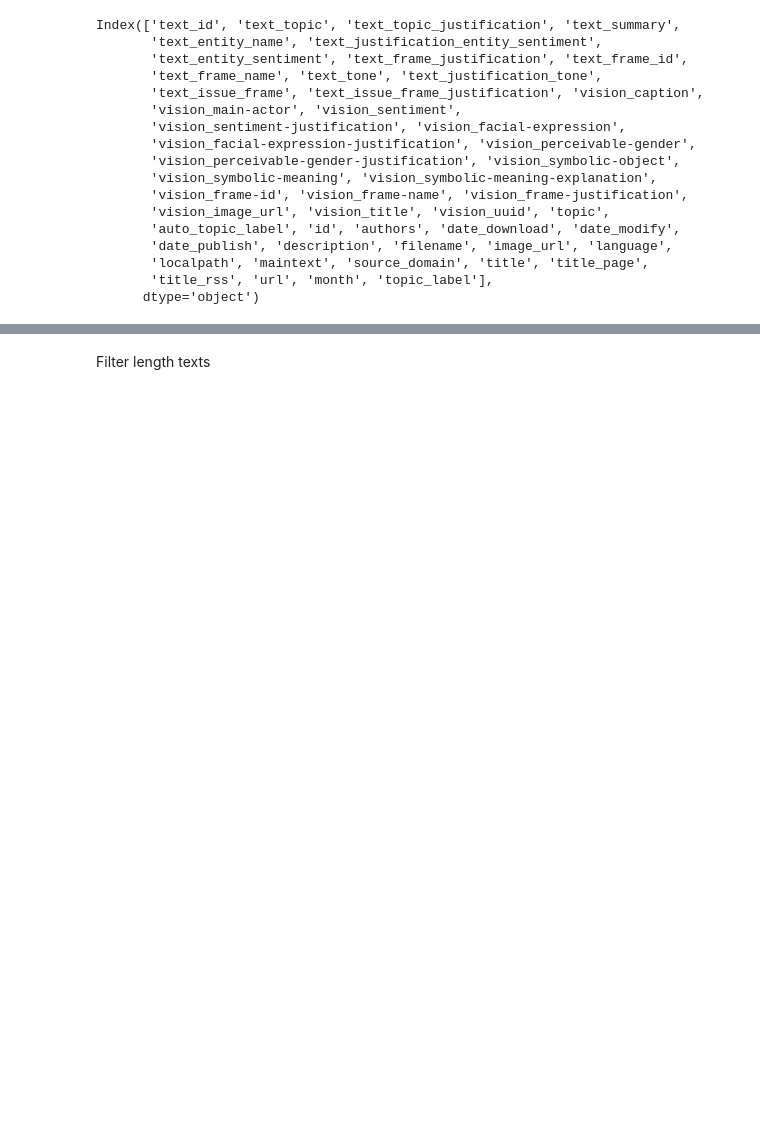
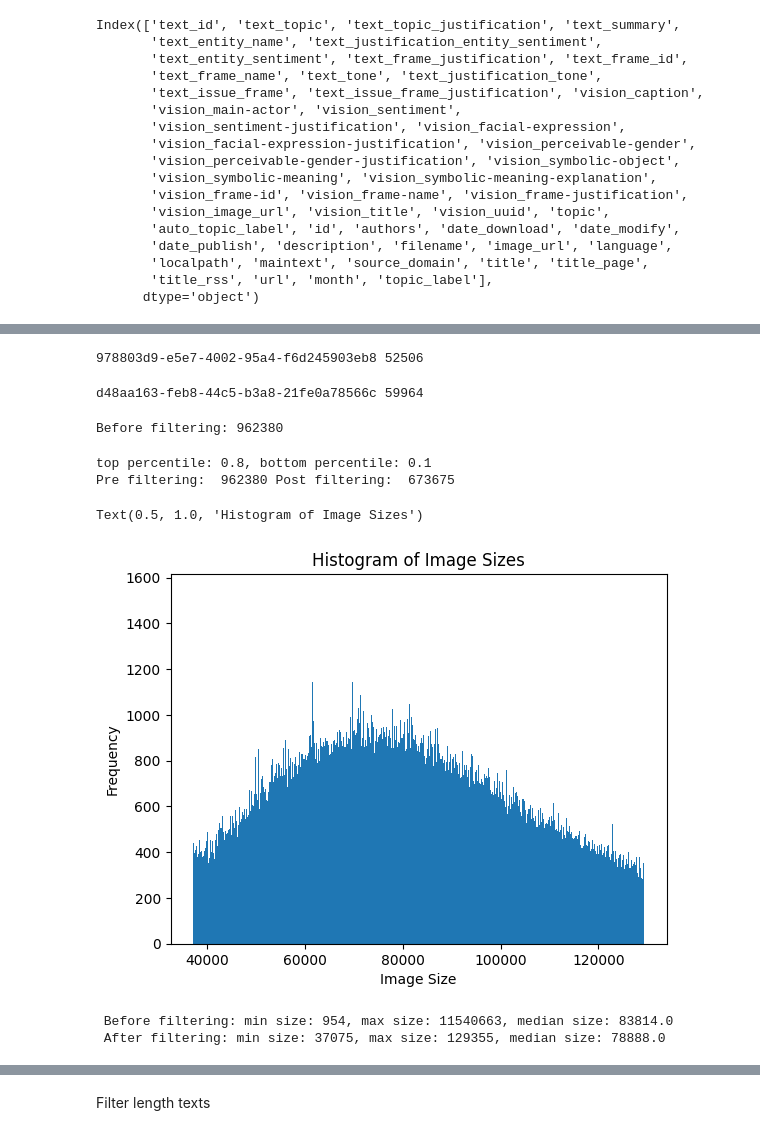
Before and after one commit to copenlu/frame-align, a Jupyter notebook: notebooks/SampleDataForAnnotation.ipynb, the cells around one changed output, grey strips where cells are left out. Drawn from its saved outputs; the diff is of its cells as text; code cells hidden in the pictures; blank space fills up the shorter version.

Commit message:
wip -  image samples

```diff
--- a/notebooks/SampleDataForAnnotation.ipynb
+++ b/notebooks/SampleDataForAnnotation.ipynb
@@ -143,0 +223,12 @@ merged_combined_df.shape
+# %%
+from tqdm import tqdm
+from pathlib import Path
+
+img_path1 = Path("/projects/frame_align/data/img_data/")
+downloaded_img_1= {}
+for dir in img_path1.iterdir():
+    downloaded_img_dir = dir/"correct_downloaded_imgs/"
+    for img in tqdm(downloaded_img_dir.iterdir()):
+        downloaded_img_1[img.name.split('.')[0]] = img.stat().st_size
+
+    print(f"dir: {dir}, len: {len(downloaded_img_1)}")
@@ -143,0 +248,53 @@ merged_combined_df.shape
+# %%
+for key, value in downloaded_img_1.items():
+    print(key, value)
+    break
+# %% [output]
+978803d9-e5e7-4002-95a4-f6d245903eb8 52506
+# %%
+img_path2 = Path("/projects/frame_align/data/news_img_data/")
+downloaded_img_2= {}
+for dir in img_path2.iterdir():
+    # .pkl files are not dir
+    if '.pkl' in str(dir):
+        continue
+    for img in tqdm(dir.iterdir()):
+        downloaded_img_2[img.name.split('.')[0]] = img.stat().st_size
+# %%
+for key, value in downloaded_img_2.items():
+    print(key, value)
+    break
+# %% [output]
+d48aa163-feb8-44c5-b3a8-21fe0a78566c 59964
+# %%
+import pandas as pd
+downloaded_images = {**downloaded_img_1, **downloaded_img_2}
+# %% [output]
+Before filtering: 962380
+# %%
+# # plot histogram of image sizes
+# filter top % and bottom % of images before plot
+top_percentile = 0.80
+bottom_percentile = 0.10
+quantile_top = pd.Series(list(downloaded_images.values())).quantile(top_percentile)
+quantile_bottom = pd.Series(list(downloaded_images.values())).quantile(bottom_percentile)
+filtered_images = {k: v for k, v in downloaded_images.items() if v <= quantile_top and v >= quantile_bottom}
+print(f"top percentile: {top_percentile}, bottom percentile: {bottom_percentile}")
+print("Pre filtering: ", len(downloaded_images), "Post filtering: ", len(filtered_images))
+
+plt.hist(filtered_images.values(), bins=1000)
+plt.xlabel('Image Size')
+plt.ylabel('Frequency')
+plt.title('Histogram of Image Sizes')
+# %% [output]
+top percentile: 0.8, bottom percentile: 0.1
+Pre filtering:  962380 Post filtering:  673675
+Text(0.5, 1.0, 'Histogram of Image Sizes')
+[figure, added]
+# %%
+# print min and max size of images
+print(f" Before filtering: min size: {min(downloaded_images.values())}, max size: {max(downloaded_images.values())}, median size: {pd.Series(list(downloaded_images.values())).median()}")
+print(f" After filtering: min size: {min(filtered_images.values())}, max size: {max(filtered_images.values())}, median size: {pd.Series(list(filtered_images.values())).median()}")
+# %% [output]
+ Before filtering: min size: 954, max size: 11540663, median size: 83814.0
+ After filtering: min size: 37075, max size: 129355, median size: 78888.0
```
Also changed, not shown: parts of 32 cells of this notebook.
